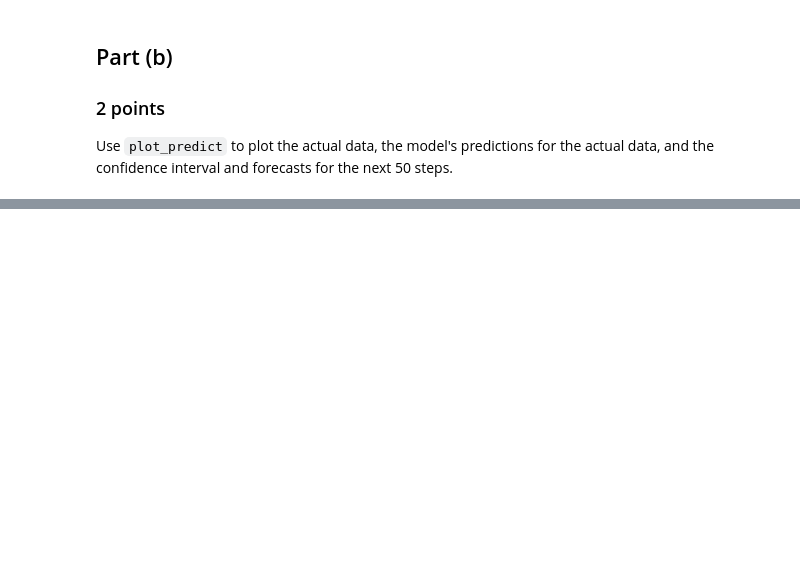
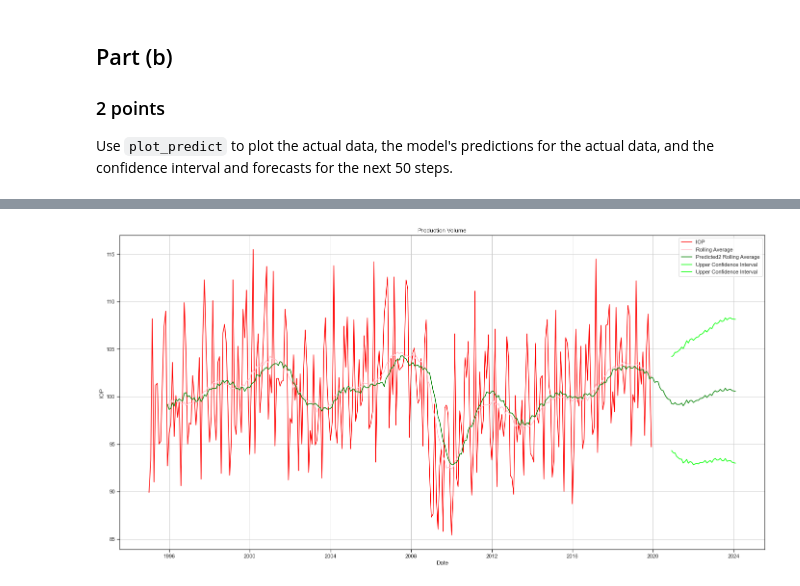
Before and after one commit to DuncanFerguson/GITHUB_REPOSITORY, a Jupyter notebook: DU_MSDS/Data Science Tools 1/Assignment_5/Duncan_Ferguson_Assignment_5.ipynb, the cells around one changed output, grey strips where cells are left out. Drawn from its saved outputs; the diff is of its cells as text; code cells hidden in the pictures; blank space fills up the shorter version.

```diff
--- a/DU_MSDS/Data Science Tools 1/Assignment_5/Duncan_Ferguson_Assignment_5.ipynb
+++ b/DU_MSDS/Data Science Tools 1/Assignment_5/Duncan_Ferguson_Assignment_5.ipynb
@@ -523,0 +572,17 @@ AttributeError: 'ARIMAResults' object has no attribute 'plot_predict'
+# %%
+plt.figure(figsize=(24,12))
+sns.set(style='ticks')
+sns.lineplot(x='Date', y='IOP', data=predict_it, label='IOP', color='red')
+#sns.lineplot(x='Date', y='Predicted', data=predict_it, label='Predicted')
+#sns.lineplot(x='Date', y='Predicted2', data=predict_it, label='Predicted2', color='yellow')
+sns.lineplot(x='Date', y='Rolling Average', data=predict_it, label='Rolling Average', color='pink')
+sns.lineplot(x='Date', y='Predicted2 Rolling Average', data=predict_it, label='Predicted2 Rolling Average', color='green')
+#sns.lineplot(x='Date', y='lower IOP', data=predict_it, label='Lower Confidence Interval', color='lime')
+#sns.lineplot(x='Date', y='upper IOP', data=predict_it, label='Upper Confidence Interval', color='lime')
+sns.lineplot(x='Date', y='upper_conf', data=predict_it, label='Upper Confidence Interval', color='lime')
+sns.lineplot(x='Date', y='lower_conf', data=predict_it, label='Upper Confidence Interval', color='lime')
+plt.title("Production Volume")
+plt.grid()
+plt.show()
+# %% [output]
+[figure, added]
```
Also changed, not shown: parts of 6 cells of this notebook.
